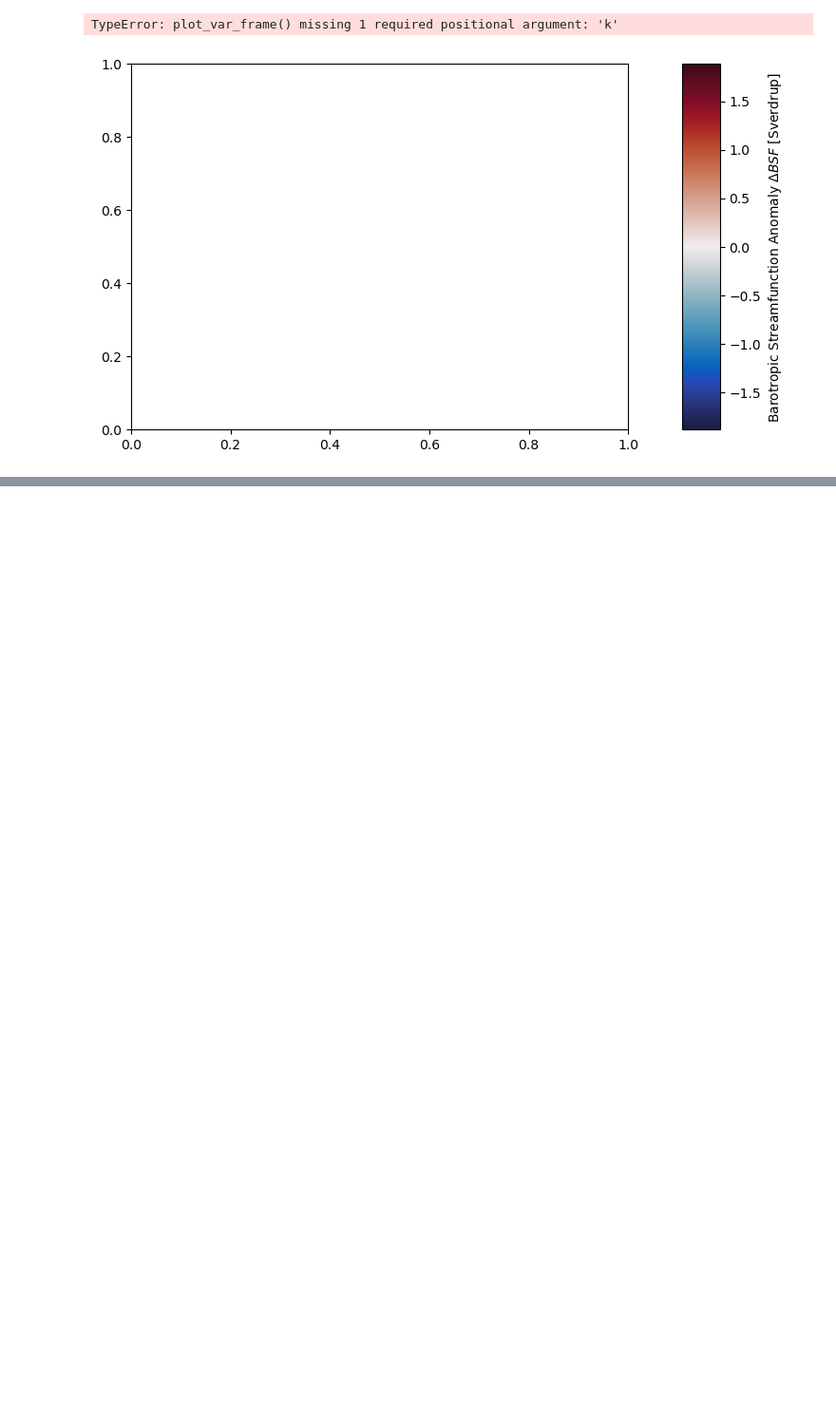
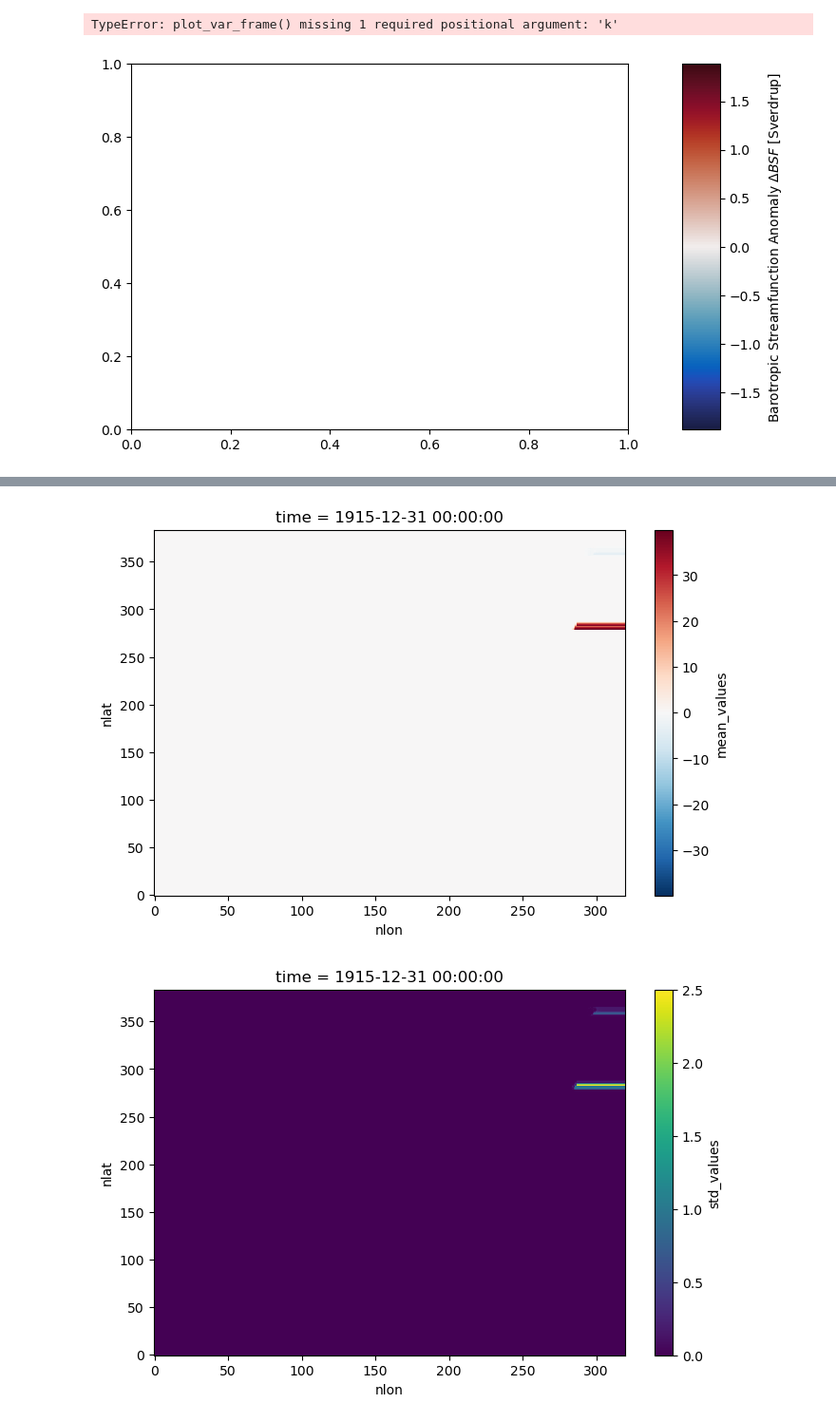
Before and after one commit to inagler/current, a Jupyter notebook: test.ipynb, the cells around one changed output, grey strips where cells are left out. Shown at 95% size. Drawn from its saved outputs; the diff is of its cells as text; code cells hidden in the pictures; blank space fills up the shorter version.

```diff
--- a/test.ipynb
+++ b/test.ipynb
@@ -635,0 +787,15 @@ TypeError: plot_var_frame() missing 1 required positional argument: 'k'
+# %%
+import matplotlib.pyplot as plt
+for v in var:
+    ds=xr.open_dataset('/Data/gfi/share/ModData/CESM2_LENS2/ocean/monthly/comp/composites/'+v+'_mean_std.nc')
+
+    plt.figure(figsize=(8, 5))
+    ds.mean_values.plot()
+    plt.show()
+
+    plt.figure(figsize=(8, 5))
+    ds.std_values.plot()
+    plt.show()
+# %% [output]
+[figure, added]
+[figure, added]
```
Also changed, not shown: parts of 4 cells of this notebook, 28 other files.
